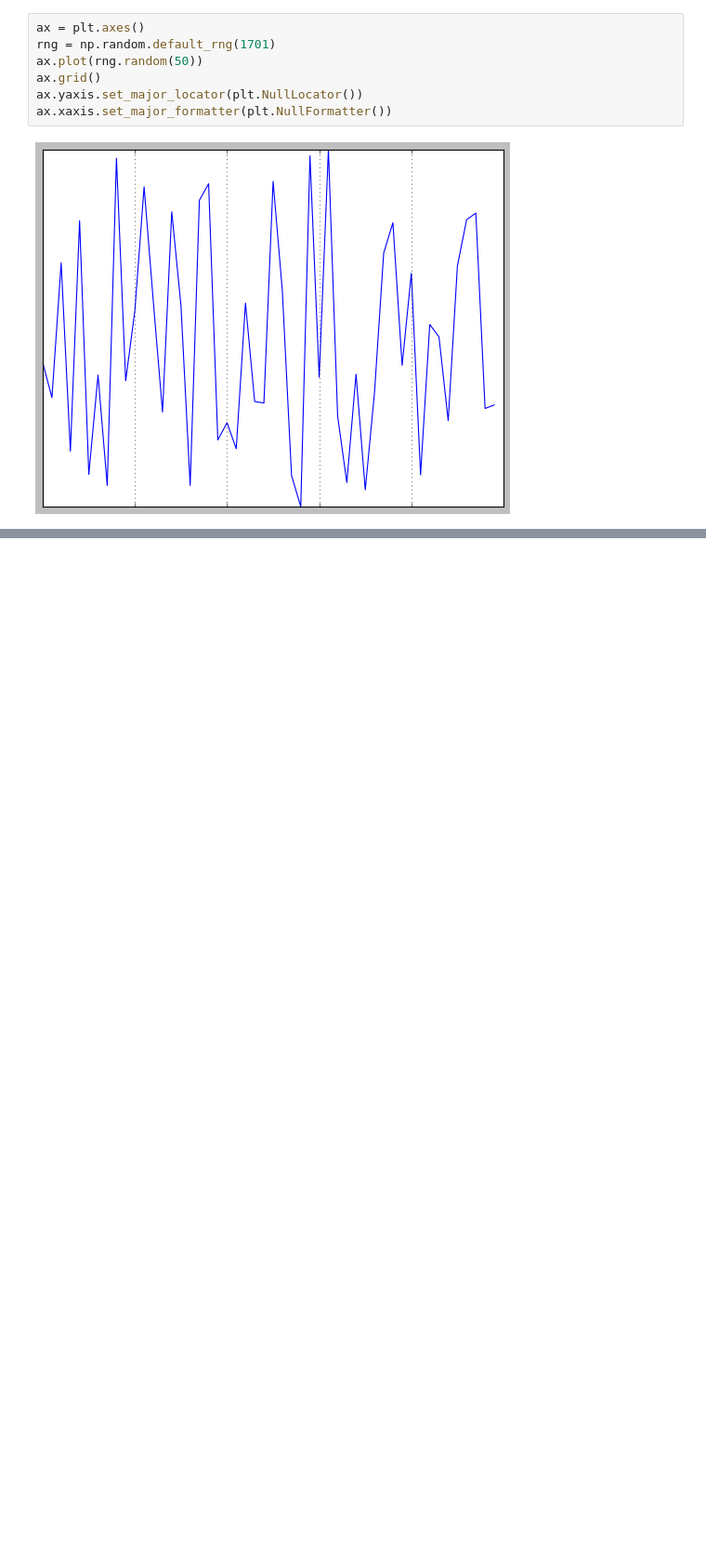
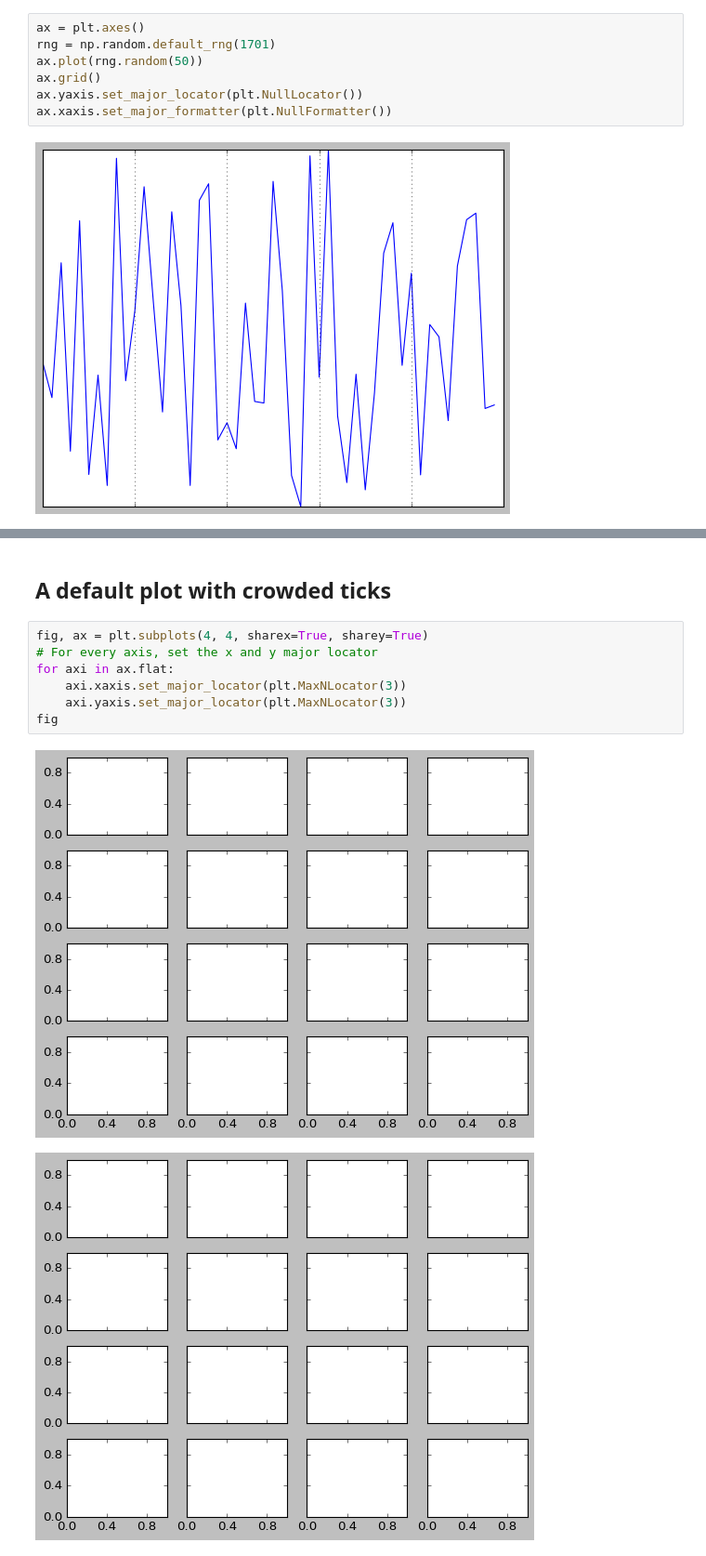
Before and after one commit to romz-pl/Jupyter-Python, a Jupyter notebook: 05-matplotlib-ext/matplotlib.ipynb, the cells around one changed output, grey strips where cells are left out. Shown at 93% size. Saved outputs shown, nothing was run; the diff lists cells and outputs as text; blank space fills up the shorter version.

Commit message:
Fancy Tick Formats

```diff
--- a/05-matplotlib-ext/matplotlib.ipynb
+++ b/05-matplotlib-ext/matplotlib.ipynb
@@ -274,0 +289,12 @@ ax.xaxis.set_major_formatter(plt.NullFormatter())
+# %% [markdown]
+## A default plot with crowded ticks
+# %%
+fig, ax = plt.subplots(4, 4, sharex=True, sharey=True)
+# For every axis, set the x and y major locator
+for axi in ax.flat:
+    axi.xaxis.set_major_locator(plt.MaxNLocator(3))
+    axi.yaxis.set_major_locator(plt.MaxNLocator(3))
+fig
+# %% [output]
+[figure, added]
+[figure, added]
```
Also changed, not shown: parts of 3 cells of this notebook, 2 other files.
